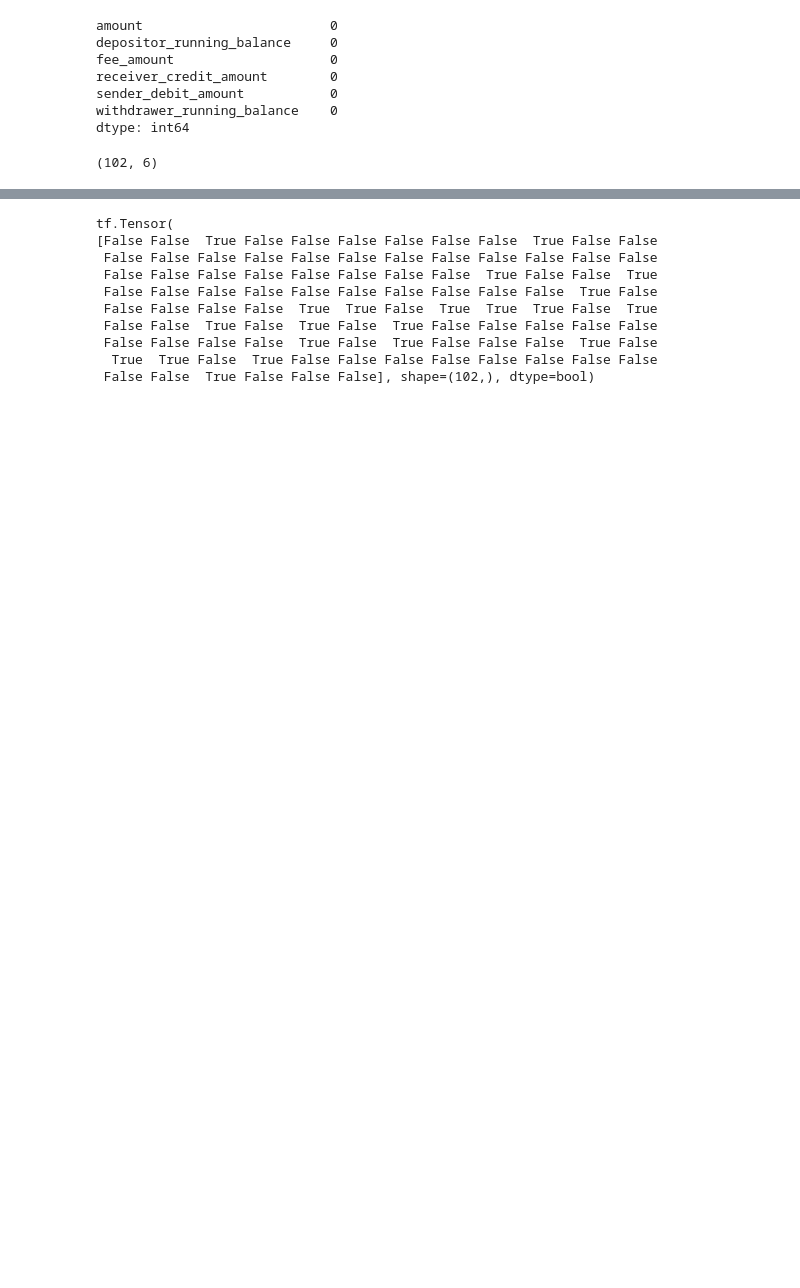
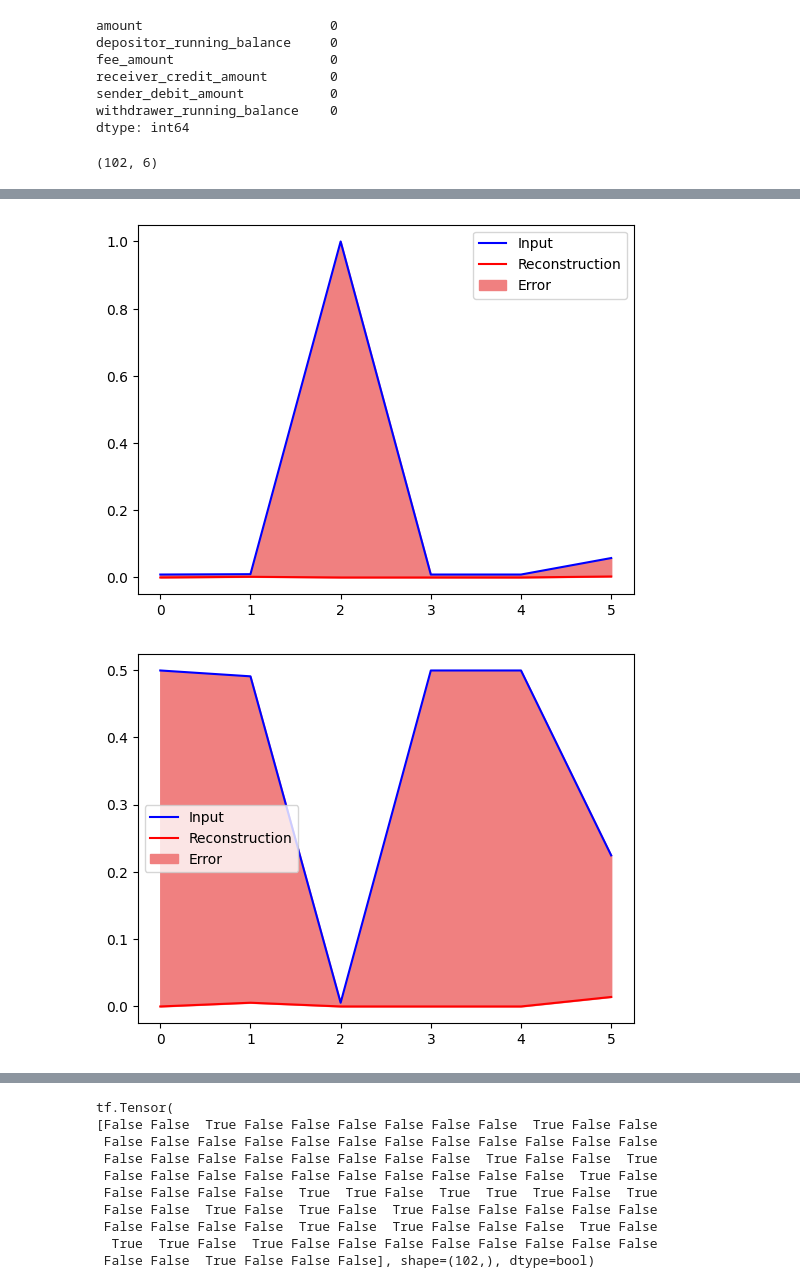
Before and after one commit to Tonmoy-saha18/anomaly-detection, a Jupyter notebook: anomaly_detection_using_autoencoder.ipynb, the cells around one changed output, grey strips where cells are left out. Drawn from its saved outputs; the diff is of its cells as text; code cells hidden in the pictures; blank space fills up the shorter version.

```diff
--- a/anomaly_detection_using_autoencoder.ipynb
+++ b/anomaly_detection_using_autoencoder.ipynb
@@ -356,0 +343,5 @@ for i in range(10):
+# %%
+plotActualVsReConstrcutionData(anomaly_data_reshaped, decoded_data_anomaly, 5)
+# %% [output]
+[figure, added]
+[figure, added]
```
Also changed, not shown: parts of 38 cells of this notebook.
